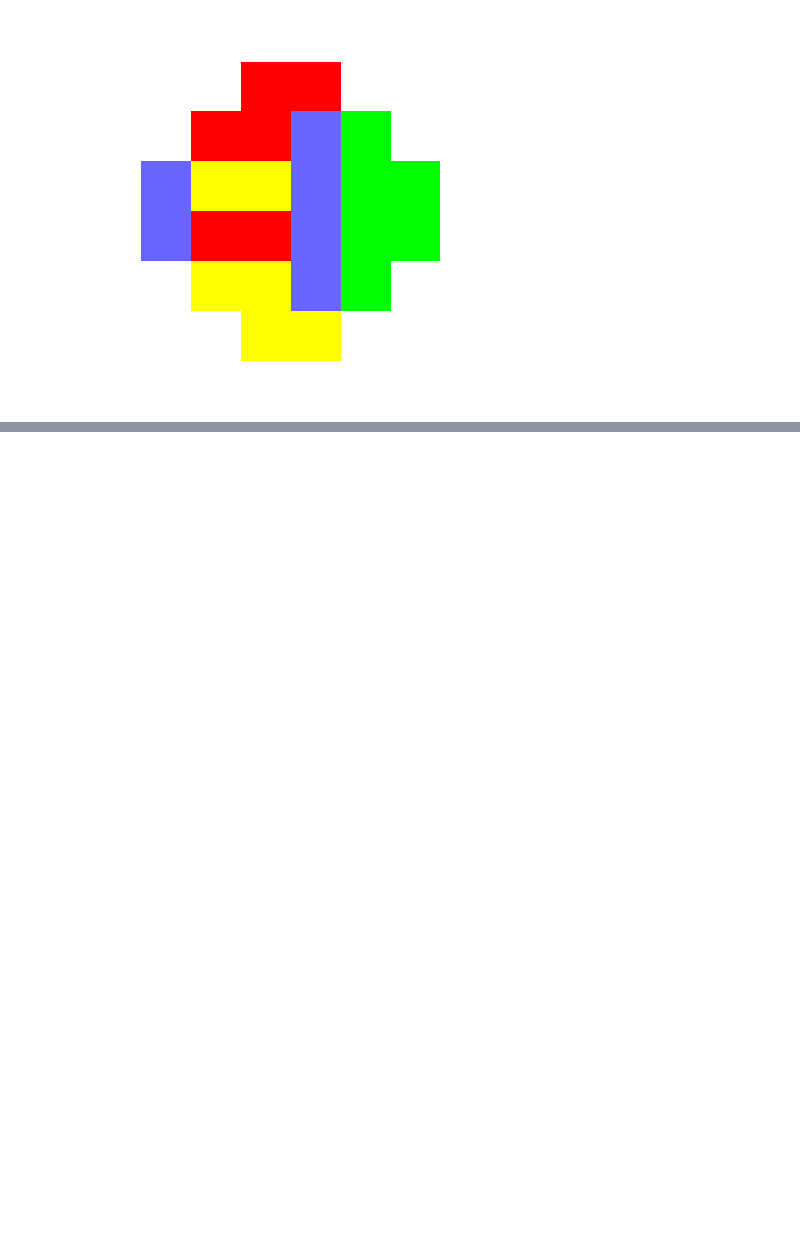
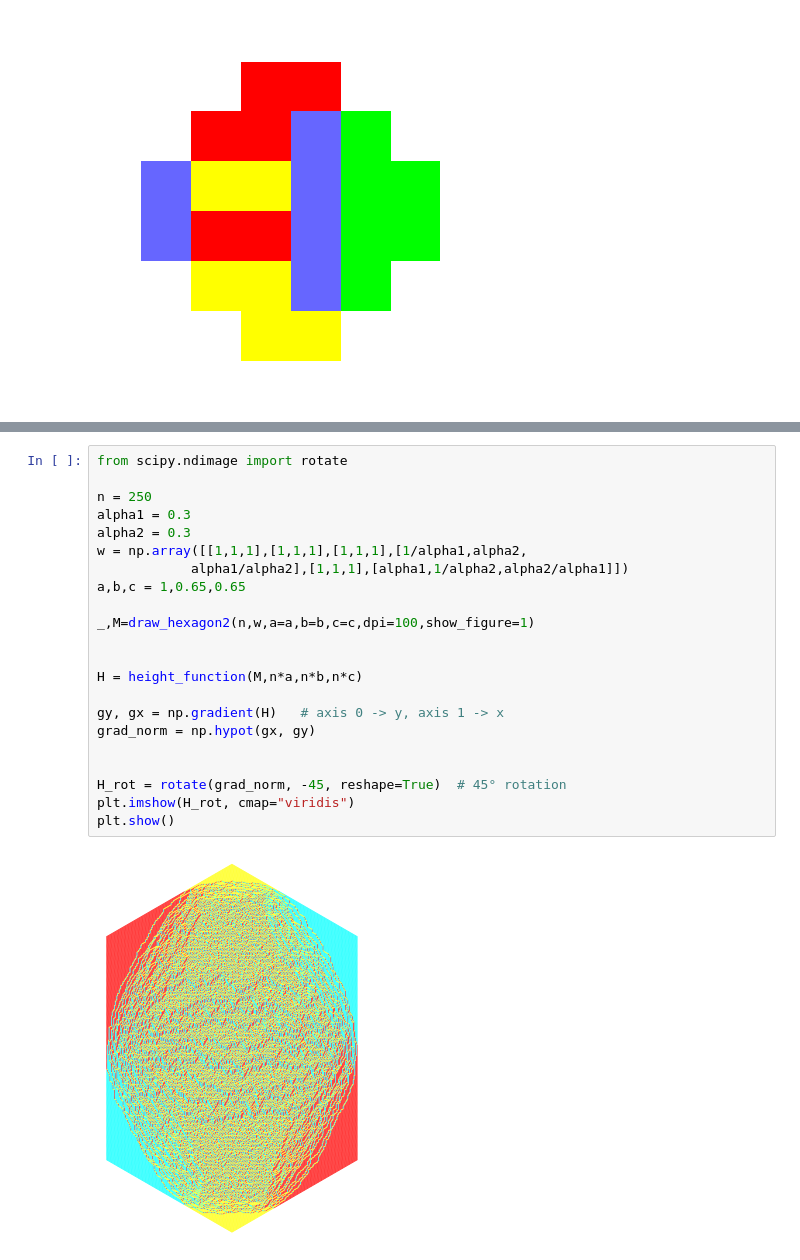
Before and after one commit to MaxvanHorssen/random-tilings, a Jupyter notebook: Untitled-1.ipynb, the cells around one changed output, grey strips where cells are left out. Drawn from its saved outputs; the diff is of its cells as text; blank space fills up the shorter version.

```diff
--- a/Untitled-1.ipynb
+++ b/Untitled-1.ipynb
@@ -360,0 +422,24 @@ _=draw_aztec(3,w,dpi=100)
+# %%
+from scipy.ndimage import rotate
+
+n = 250
+alpha1 = 0.3
+alpha2 = 0.3
+w = np.array([[1,1,1],[1,1,1],[1,1,1],[1/alpha1,alpha2,
+            alpha1/alpha2],[1,1,1],[alpha1,1/alpha2,alpha2/alpha1]])
+a,b,c = 1,0.65,0.65
+
+_,M=draw_hexagon2(n,w,a=a,b=b,c=c,dpi=100,show_figure=1)
+
+
+H = height_function(M,n*a,n*b,n*c)
+
+gy, gx = np.gradient(H)   # axis 0 -> y, axis 1 -> x
+grad_norm = np.hypot(gx, gy)
+
+
+H_rot = rotate(grad_norm, -45, reshape=True)  # 45° rotation
+plt.imshow(H_rot, cmap="viridis")
+plt.show()
+# %% [output]
+[figure, added]
```
Also changed, not shown: parts of 29 cells of this notebook.
